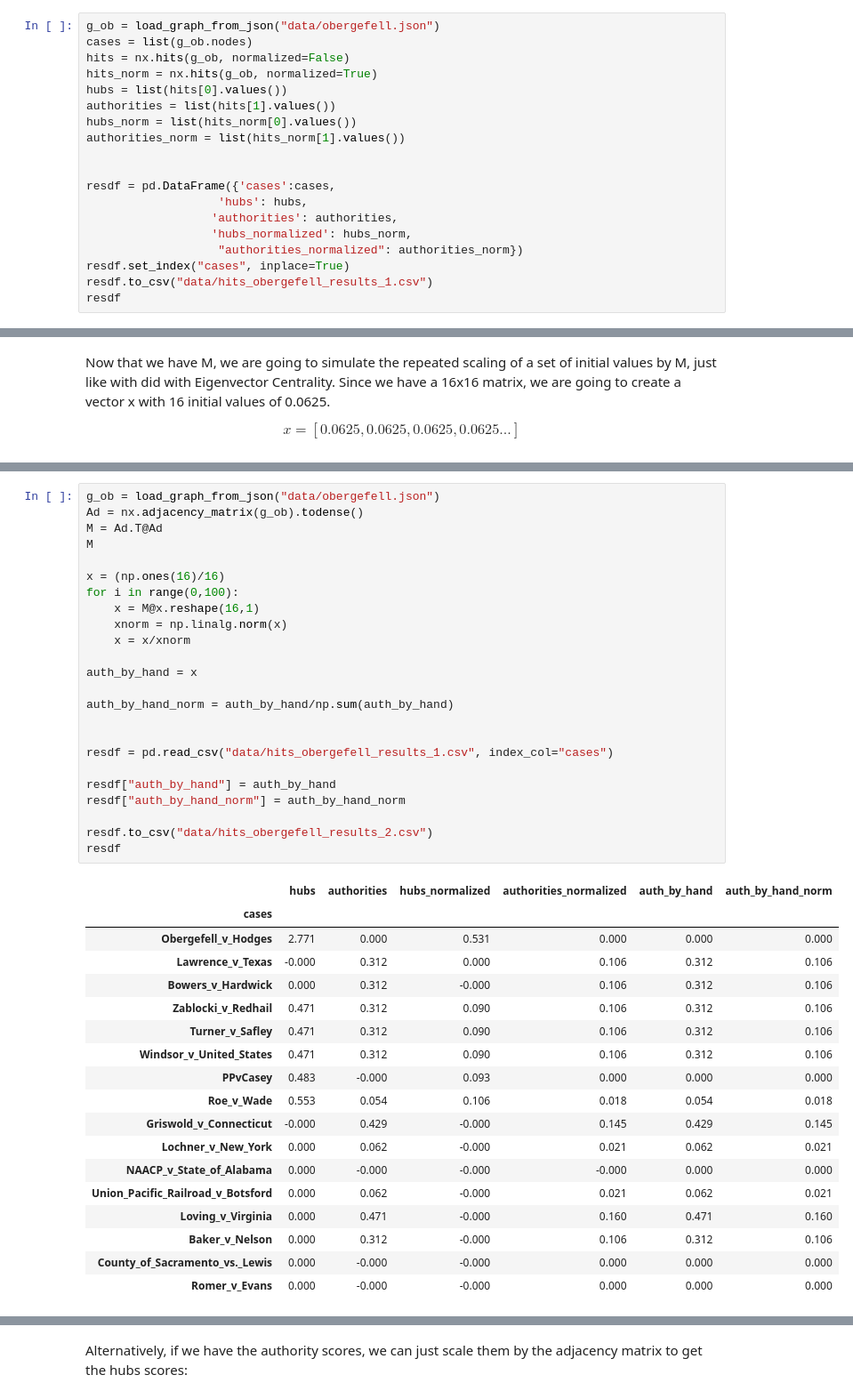
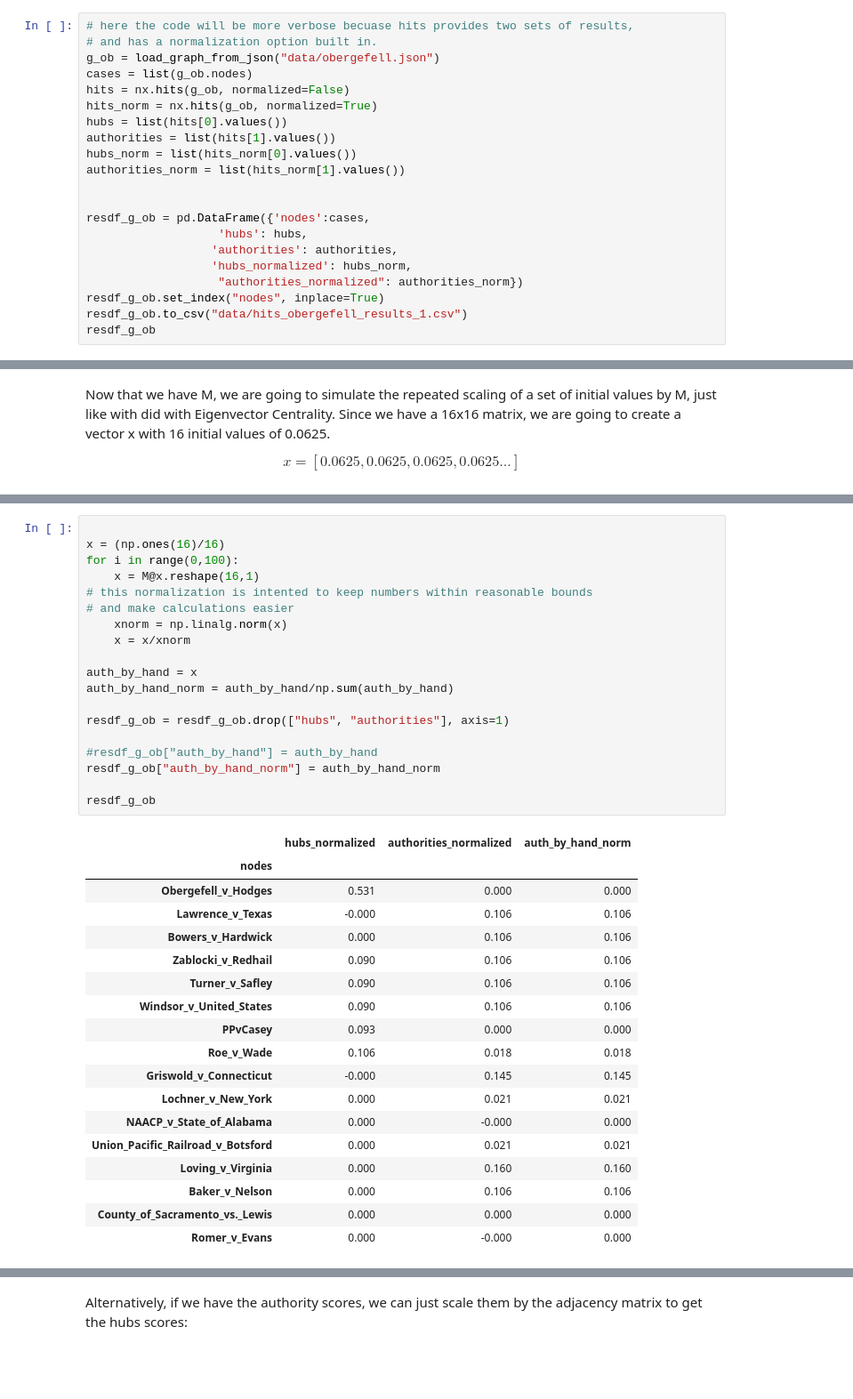
Before and after one commit to maastrichtlawtech/legalnetworkanalysis_textbook, a Jupyter notebook: Chapter_3_Centrality.ipynb, the cells around one changed output, grey strips where cells are left out. Shown at 89% size. Drawn from its saved outputs; the diff is of its cells as text; blank space fills up the shorter version.

```diff
--- a/Chapter_3_Centrality.ipynb
+++ b/Chapter_3_Centrality.ipynb
@@ -945,6 +945,8 @@ So far this may look like in-degree and out-degree. The key difference is that t
 
 Below we apply the algorithm to the Obergefell network and we can see what one should expect, that Obergefell is the key hub, and that Loving v. Virginia the key authority. NetworkX provides us with the option of returning HITS results normalized or not-normalized. The normalized results are clearly more informative. Normalization here means showing each score as the proportion of the total scores, so that the scores would sum to 1 (or function as a percentage if multiplied by a 100). Appendix 3 provides more insight into normalization.
 # %%
+# here the code will be more verbose becuase hits provides two sets of results,
+# and has a normalization option built in.
 g_ob = load_graph_from_json("data/obergefell.json")
 cases = list(g_ob.nodes)
 hits = nx.hits(g_ob, normalized=False)
@@ -955,13 +957,13 @@ hubs_norm = list(hits_norm[0].values())
 authorities_norm = list(hits_norm[1].values())
 
 
-resdf = pd.DataFrame({'cases':cases,
+resdf_g_ob = pd.DataFrame({'nodes':cases,
                    'hubs': hubs,
                   'authorities': authorities,
                   'hubs_normalized': hubs_norm,
                    "authorities_normalized": authorities_norm})
-resdf.set_index("cases", inplace=True)
-resdf.to_csv("data/hits_obergefell_results_1.csv")
-resdf
+resdf_g_ob.set_index("nodes", inplace=True)
+resdf_g_ob.to_csv("data/hits_obergefell_results_1.csv")
+resdf_g_ob
 # %% [output]
 |  | hubs | authorities | hubs_normalized | authorities_normalized |
@@ -1046,44 +1047,39 @@ In order to get the authority score, we repeatedly multiply the new matrix M wit
 # %%
-g_ob = load_graph_from_json("data/obergefell.json")
-Ad = nx.adjacency_matrix(g_ob).todense()
-M = Ad.T@Ad
-M
 
 x = (np.ones(16)/16)
 for i in range(0,100):
     x = M@x.reshape(16,1)
+# this normalization is intented to keep numbers within reasonable bounds
+# and make calculations easier
     xnorm = np.linalg.norm(x)
     x = x/xnorm
 
 auth_by_hand = x
-
 auth_by_hand_norm = auth_by_hand/np.sum(auth_by_hand)
 
+resdf_g_ob = resdf_g_ob.drop(["hubs", "authorities"], axis=1)
 
-resdf = pd.read_csv("data/hits_obergefell_results_1.csv", index_col="cases")
+#resdf_g_ob["auth_by_hand"] = auth_by_hand
+resdf_g_ob["auth_by_hand_norm"] = auth_by_hand_norm
 
-resdf["auth_by_hand"] = auth_by_hand
-resdf["auth_by_hand_norm"] = auth_by_hand_norm
-
-resdf.to_csv("data/hits_obergefell_results_2.csv")
-resdf
+resdf_g_ob
 # %% [output]
-|  | hubs | authorities | hubs_normalized | authorities_normalized | auth_by_hand | auth_by_hand_norm |
-| cases |  |  |  |  |  |  |
-| Obergefell_v_Hodges | 2.771 | 0.000 | 0.531 | 0.000 | 0.000 | 0.000 |
-| Lawrence_v_Texas | -0.000 | 0.312 | 0.000 | 0.106 | 0.312 | 0.106 |
-| Bowers_v_Hardwick | 0.000 | 0.312 | -0.000 | 0.106 | 0.312 | 0.106 |
-| Zablocki_v_Redhail | 0.471 | 0.312 | 0.090 | 0.106 | 0.312 | 0.106 |
-| Turner_v_Safley | 0.471 | 0.312 | 0.090 | 0.106 | 0.312 | 0.106 |
-| Windsor_v_United_States | 0.471 | 0.312 | 0.090 | 0.106 | 0.312 | 0.106 |
-| PPvCasey | 0.483 | -0.000 | 0.093 | 0.000 | 0.000 | 0.000 |
-| Roe_v_Wade | 0.553 | 0.054 | 0.106 | 0.018 | 0.054 | 0.018 |
-| Griswold_v_Connecticut | -0.000 | 0.429 | -0.000 | 0.145 | 0.429 | 0.145 |
-| Lochner_v_New_York | 0.000 | 0.062 | -0.000 | 0.021 | 0.062 | 0.021 |
-| NAACP_v_State_of_Alabama | 0.000 | -0.000 | -0.000 | -0.000 | 0.000 | 0.000 |
-| Union_Pacific_Railroad_v_Botsford | 0.000 | 0.062 | -0.000 | 0.021 | 0.062 | 0.021 |
-| Loving_v_Virginia | 0.000 | 0.471 | -0.000 | 0.160 | 0.471 | 0.160 |
-| Baker_v_Nelson | 0.000 | 0.312 | -0.000 | 0.106 | 0.312 | 0.106 |
-| County_of_Sacramento_vs._Lewis | 0.000 | -0.000 | -0.000 | 0.000 | 0.000 | 0.000 |
-| Romer_v_Evans | 0.000 | -0.000 | -0.000 | 0.000 | 0.000 | 0.000 |
+|  | hubs_normalized | authorities_normalized | auth_by_hand_norm |
+| nodes |  |  |  |
+| Obergefell_v_Hodges | 0.531 | 0.000 | 0.000 |
+| Lawrence_v_Texas | -0.000 | 0.106 | 0.106 |
+| Bowers_v_Hardwick | 0.000 | 0.106 | 0.106 |
+| Zablocki_v_Redhail | 0.090 | 0.106 | 0.106 |
+| Turner_v_Safley | 0.090 | 0.106 | 0.106 |
+| Windsor_v_United_States | 0.090 | 0.106 | 0.106 |
+| PPvCasey | 0.093 | 0.000 | 0.000 |
+| Roe_v_Wade | 0.106 | 0.018 | 0.018 |
+| Griswold_v_Connecticut | -0.000 | 0.145 | 0.145 |
+| Lochner_v_New_York | 0.000 | 0.021 | 0.021 |
+| NAACP_v_State_of_Alabama | 0.000 | -0.000 | 0.000 |
+| Union_Pacific_Railroad_v_Botsford | 0.000 | 0.021 | 0.021 |
+| Loving_v_Virginia | 0.000 | 0.160 | 0.160 |
+| Baker_v_Nelson | 0.000 | 0.106 | 0.106 |
+| County_of_Sacramento_vs._Lewis | 0.000 | 0.000 | 0.000 |
+| Romer_v_Evans | 0.000 | -0.000 | 0.000 |
 # %% [markdown]
```
Also changed, not shown: parts of 10 cells of this notebook, 4 other files.
